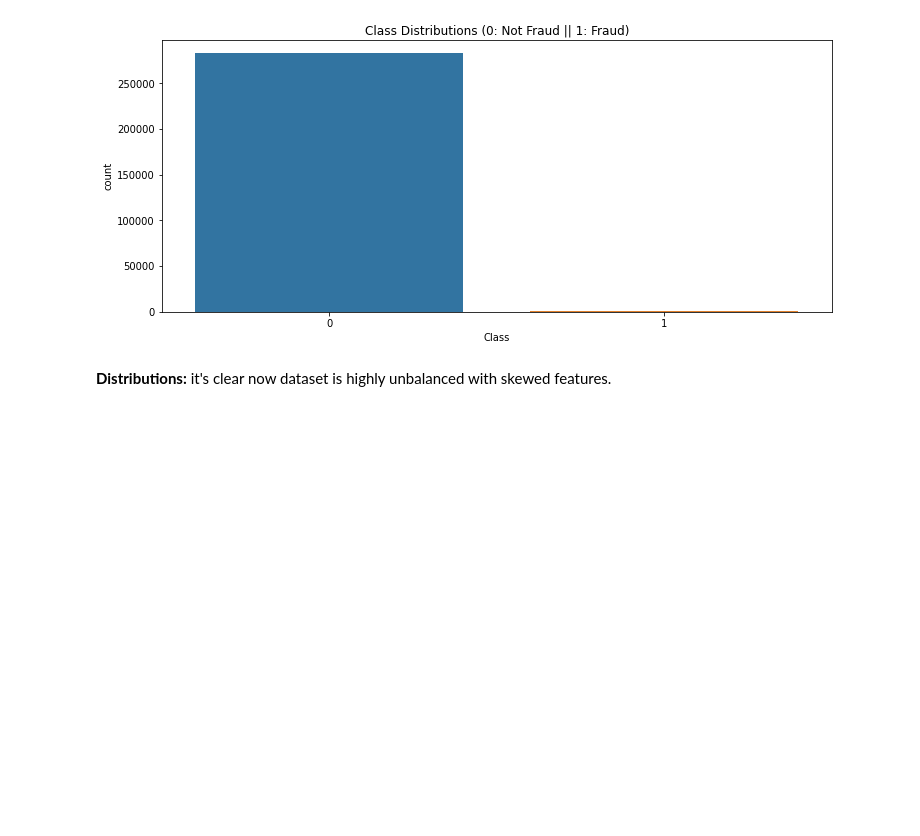
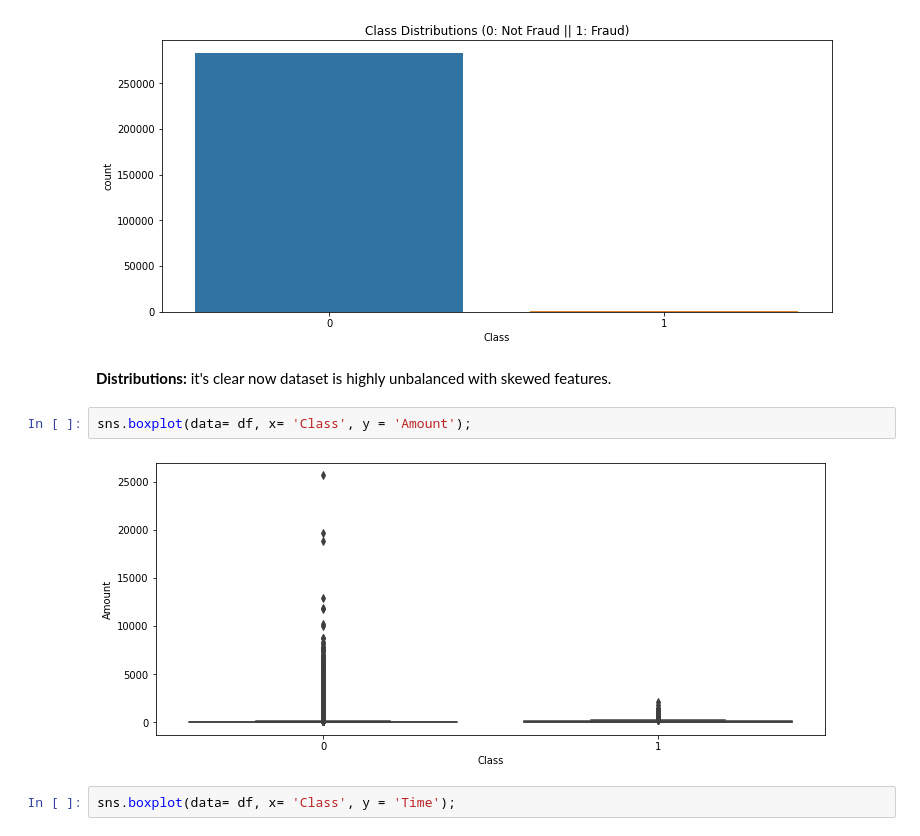
Before and after one commit to RamyGendy/CreditCardFraudDetection, a Jupyter notebook: CCFDNotebook.ipynb, the cells around one changed output. Drawn from its saved outputs; the diff is of its cells as text; blank space fills up the shorter version.

```diff
--- a/CCFDNotebook.ipynb
+++ b/CCFDNotebook.ipynb
@@ -291,3 +291,9 @@ Text(0.5, 1.0, 'Class Distributions (0: Not Fraud || 1: Fraud)')
 
 
 **Distributions:** it's clear now dataset is highly unbalanced with skewed features.
+# %%
+sns.boxplot(data= df, x= 'Class', y = 'Amount');
+# %% [output]
+[figure, added]
+# %%
+sns.boxplot(data= df, x= 'Class', y = 'Time');
```
Also changed, not shown: parts of 1 cell of this notebook.
